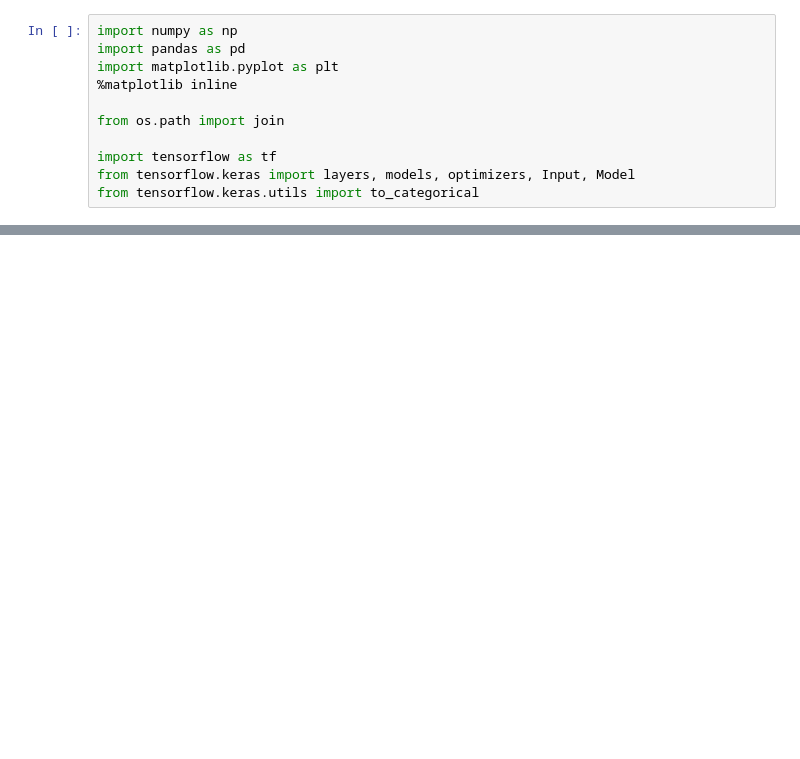
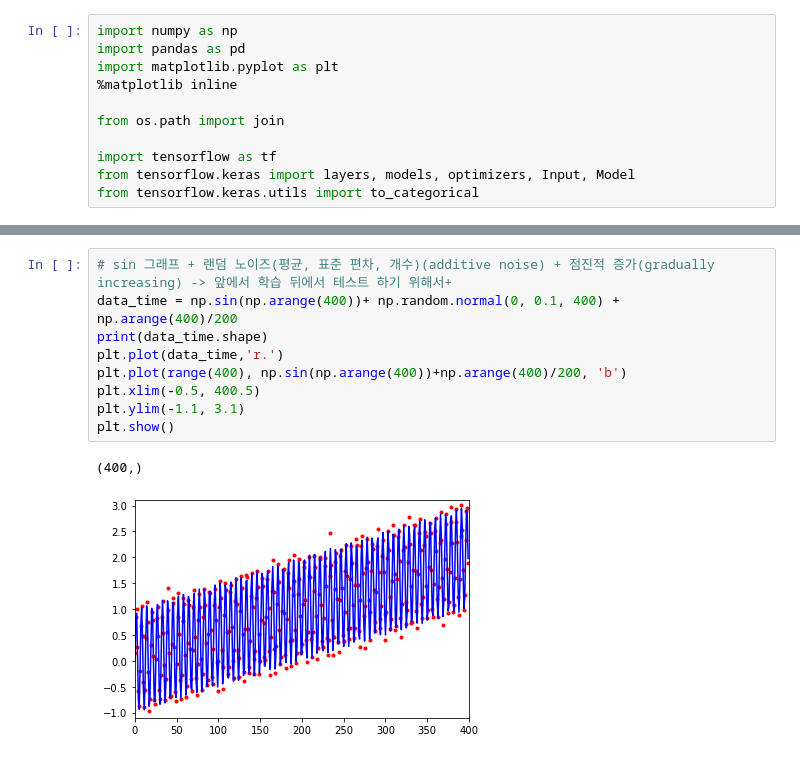
Before and after one commit to rbcks513/Deep-Learning-Basic, a Jupyter notebook: RNN_MLPforTimeseries.ipynb, the cells around one changed output, grey strips where cells are left out. Saved outputs shown, nothing was run; the diff lists cells and outputs as text; blank space fills up the shorter version.

```diff
--- a/RNN_MLPforTimeseries.ipynb
+++ b/RNN_MLPforTimeseries.ipynb
@@ -29,0 +50,12 @@ tf.config.list_physical_devices('GPU')
+# %%
+# sin 그래프 + 랜덤 노이즈(평균, 표준 편차, 개수)(additive noise) + 점진적 증가(gradually increasing) -> 앞에서 학습 뒤에서 테스트 하기 위해서+
+data_time = np.sin(np.arange(400))+ np.random.normal(0, 0.1, 400) + np.arange(400)/200
+print(data_time.shape)
+plt.plot(data_time,'r.')
+plt.plot(range(400), np.sin(np.arange(400))+np.arange(400)/200, 'b')
+plt.xlim(-0.5, 400.5)
+plt.ylim(-1.1, 3.1)
+plt.show()
+# %% [output]
+(400,)
+[figure, added]
```
Also changed, not shown: parts of 18 cells of this notebook.
